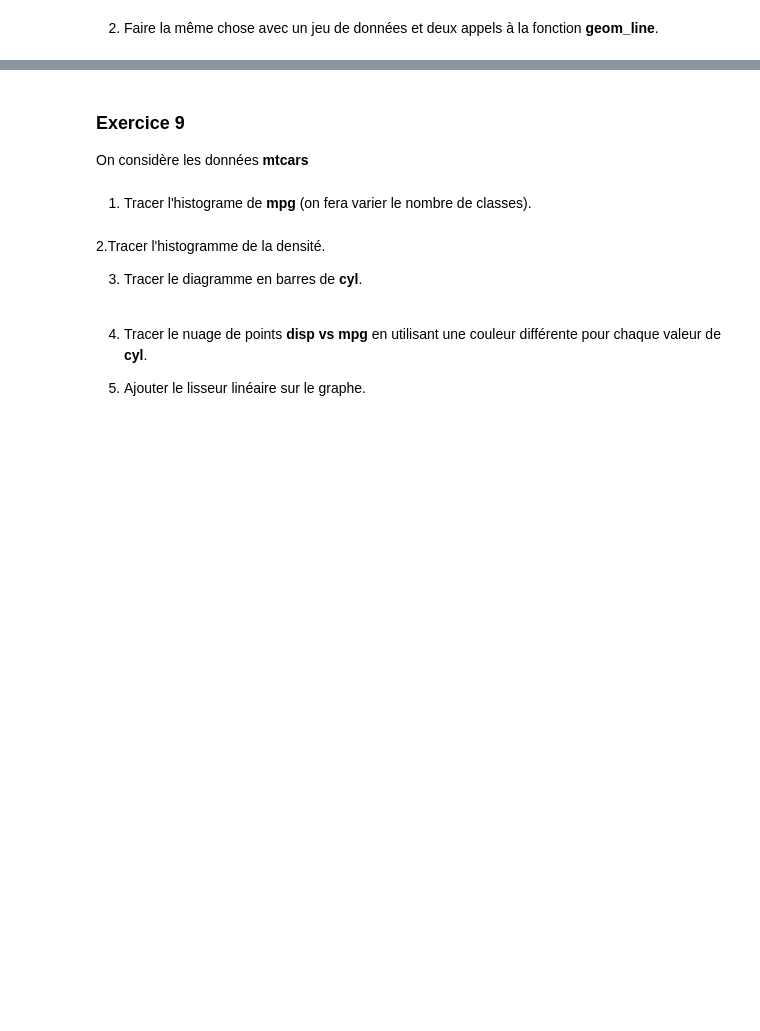
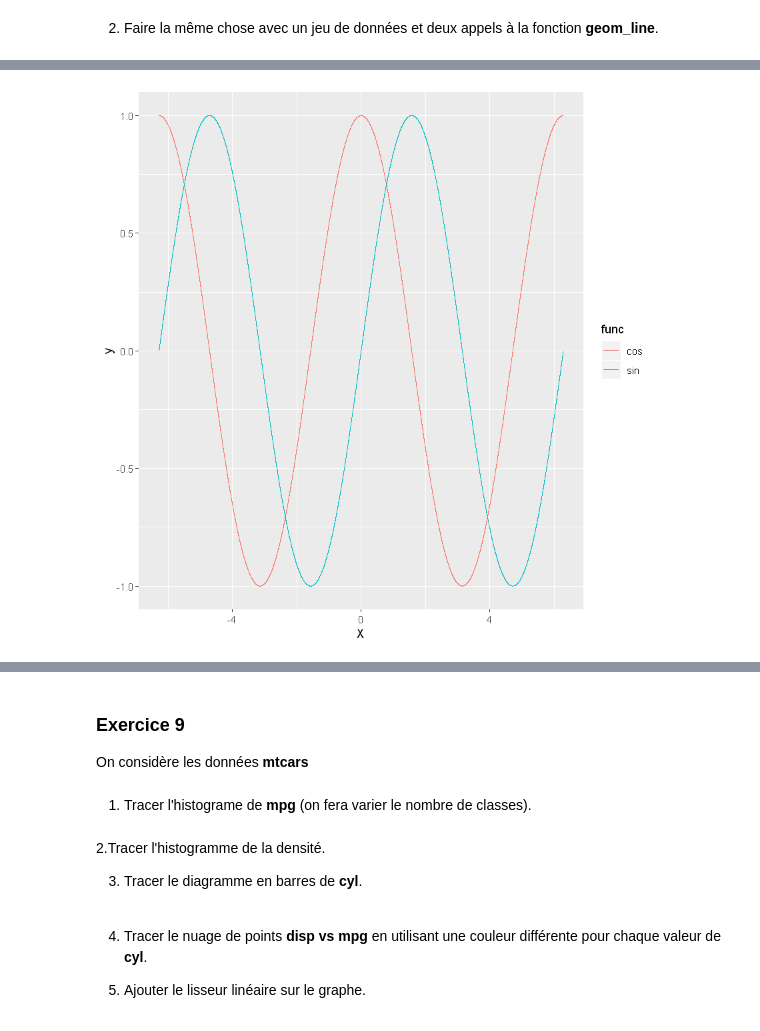
Before and after one commit to Lrakotoson/M_R, a Jupyter notebook: S2/Data Visualization/ggplot/std_tuto_ggplot2.ipynb, the cells around one changed output, grey strips where cells are left out. Drawn from its saved outputs; the diff is of its cells as text; code cells hidden in the pictures; blank space fills up the shorter version.

```diff
--- a/S2/Data Visualization/ggplot/std_tuto_ggplot2.ipynb
+++ b/S2/Data Visualization/ggplot/std_tuto_ggplot2.ipynb
@@ -596,0 +598,4 @@ cosinus <- data.frame(X, cos(X))
+# %%
+ggplot(data) + aes(x = X, y = y, color = func) + geom_line()
+# %% [output]
+[figure, added]
```
Also changed, not shown: parts of 16 cells of this notebook, 1 other file.
